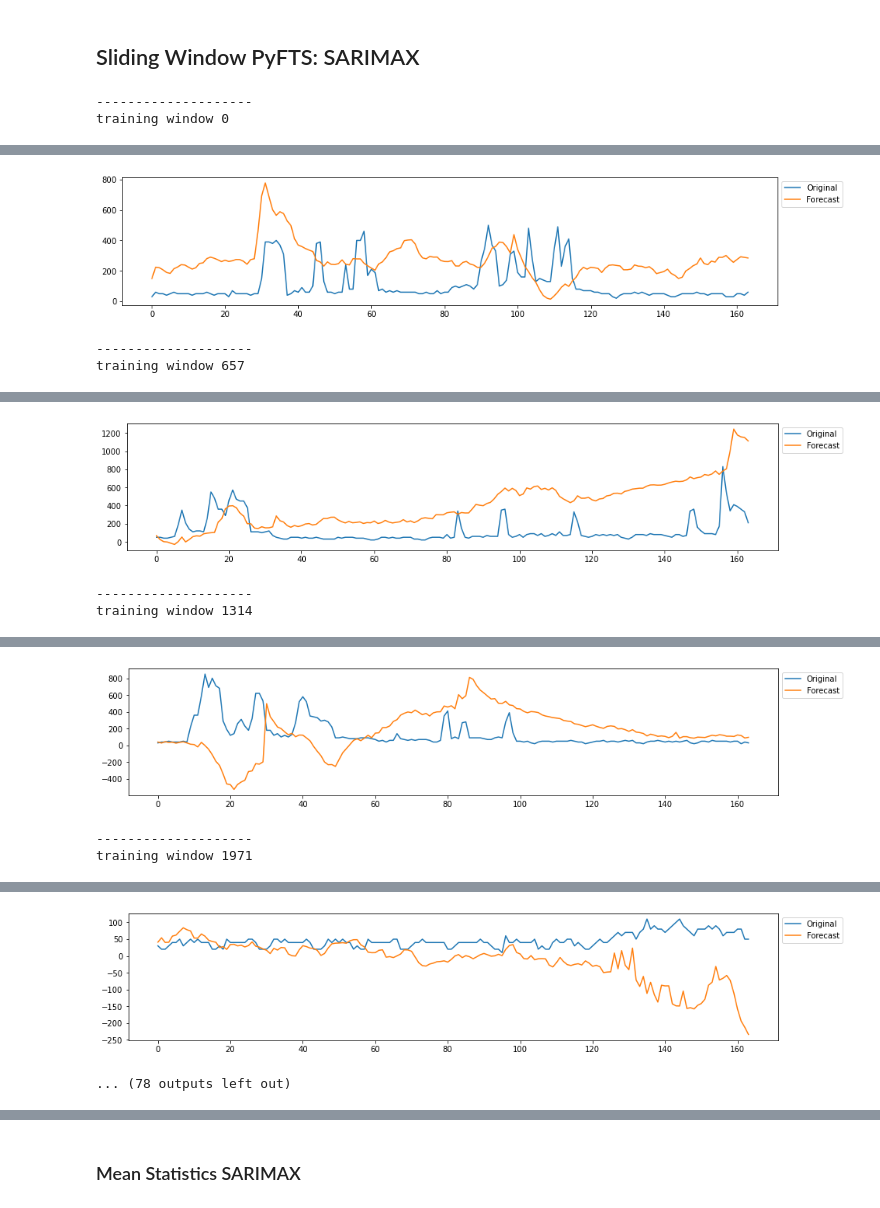
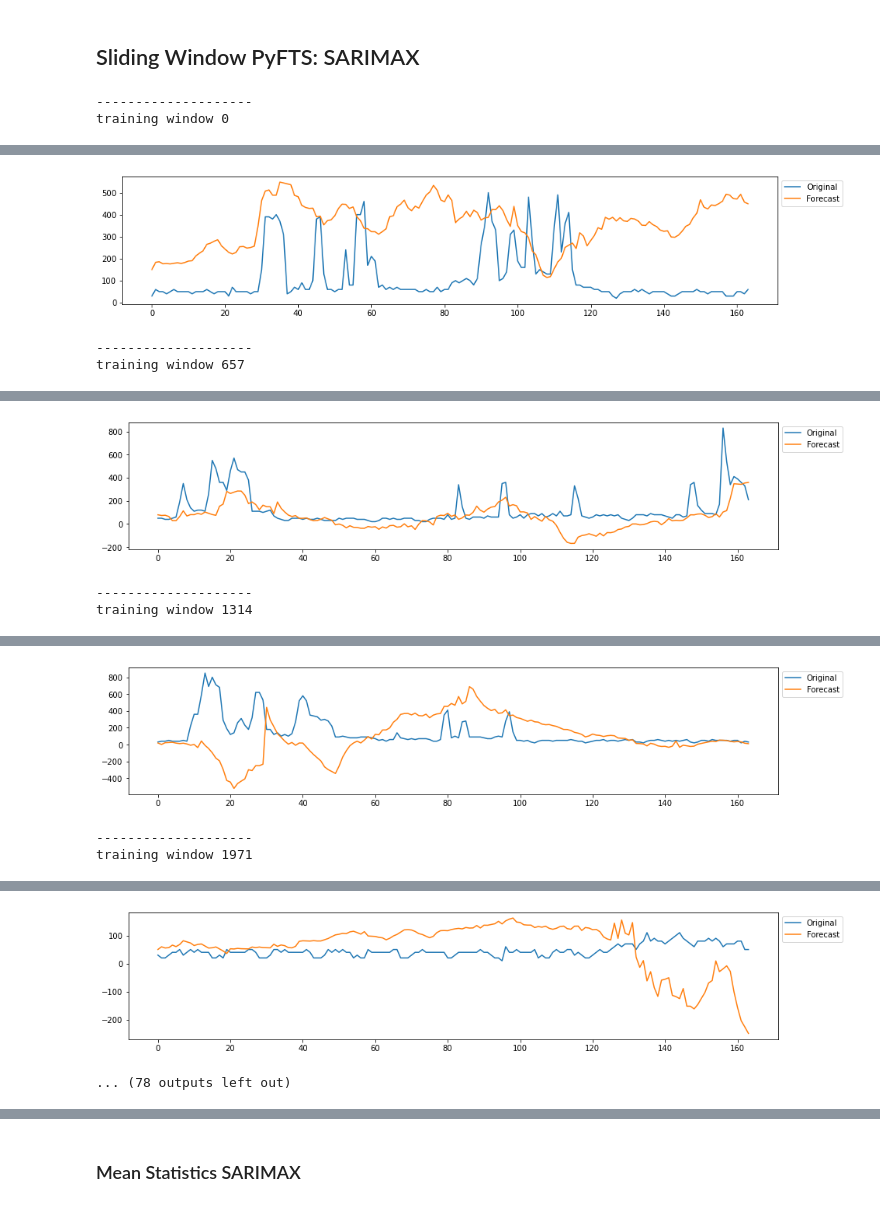
Before and after one commit to MatheusCascalho/Appliance-Energy-Prediction, a Jupyter notebook: notebooks/experimentos_artigo/artigo_appliances/SARIMAX.ipynb, the cells around one changed output, grey strips where cells are left out. Cells and saved outputs as stored; diff of their text form; code cells hidden in the pictures.

```diff
--- a/notebooks/experimentos_artigo/artigo_appliances/SARIMAX.ipynb
+++ b/notebooks/experimentos_artigo/artigo_appliances/SARIMAX.ipynb
@@ -101,6 +101,6 @@ values.shape
 # %%
 values = data.values
-train_size=int(len(values)*0.75)
+train_size=int(len(values)*0.30)
 test_size = int(len(values)) - train_size
 print(test_size)
 # %% [output]
@@ -162,8 +162,8 @@ plt.show()
 # %%
-from statsmodels.tsa.seasonal import seasonal_decompose
-import matplotlib.pyplot as plt
-result = seasonal_decompose(data['Appliances(t)'],model='add',period=140)
-fig, (ax1,ax2,ax3) = plt.subplots(3,1, figsize=(30,15))
-result.trend.plot(ax=ax1)
-result.resid.plot(ax=ax2)
-result.seasonal.plot(ax=ax3)
+# from statsmodels.tsa.seasonal import seasonal_decompose
+# import matplotlib.pyplot as plt
+# result = seasonal_decompose(train_y,model='add',period=140)
+# fig, (ax1,ax2,ax3) = plt.subplots(3,1, figsize=(30,15))
+# result.trend.plot(ax=ax1)
+# result.resid.plot(ax=ax2)
+# result.seasonal.plot(ax=ax3)
@@ -305,8 +294,8 @@ result.seasonal.plot(ax=ax3)
 # %%
 def train_sarimax(endog, exog, order, seasonal_order):
     model=sm.tsa.SARIMAX(endog = endog, exog = exog,
-                          order=(3,1,2),
-                          seasonal_order=(1,1,1,7),
+                          order=(0,0,1),
+                          seasonal_order=(0,0,0,0),
                          enforce_invertibility=False,
                          enforce_stationarity=False)
     sarimax = model.fit()
@@ -362,7 +351,7 @@ for ct, ttrain, ttest in Util.sliding_window(data_scaled, windows_length, 0.75,
         model = train_sarimax(endog = ttrain.loc[:,'Appliances(t-1)'],
                               exog = ttrain.loc[:,'lights(t-1)':'Tdewpoint(t-1)'],
                               order = [0,0,1],
-                              seasonal_order = [0,1,1,7])
+                              seasonal_order = [0,0,0,0])
 
         yhat = test_sarimax(model, start, end, exog=ttest.loc[:,'lights(t-1)':'Tdewpoint(t-1)'])
 
@@ -397,3 +386,3 @@ training window 0
-[figure, old version]
+[figure, new version]
 --------------------
 training window 657
@@ -401,3 +390,3 @@ training window 657
-[figure, old version]
+[figure, new version]
 --------------------
 training window 1314
@@ -405,3 +394,3 @@ training window 1314
-[figure, old version]
+[figure, new version]
 --------------------
 training window 1971
@@ -409,4 +398,4 @@ training window 1971
-[figure, old version]
+[figure, new version]
 ... (78 outputs left out)
 # %%
 measures
```
Also changed, not shown: parts of 18 cells of this notebook, 4 other files.
